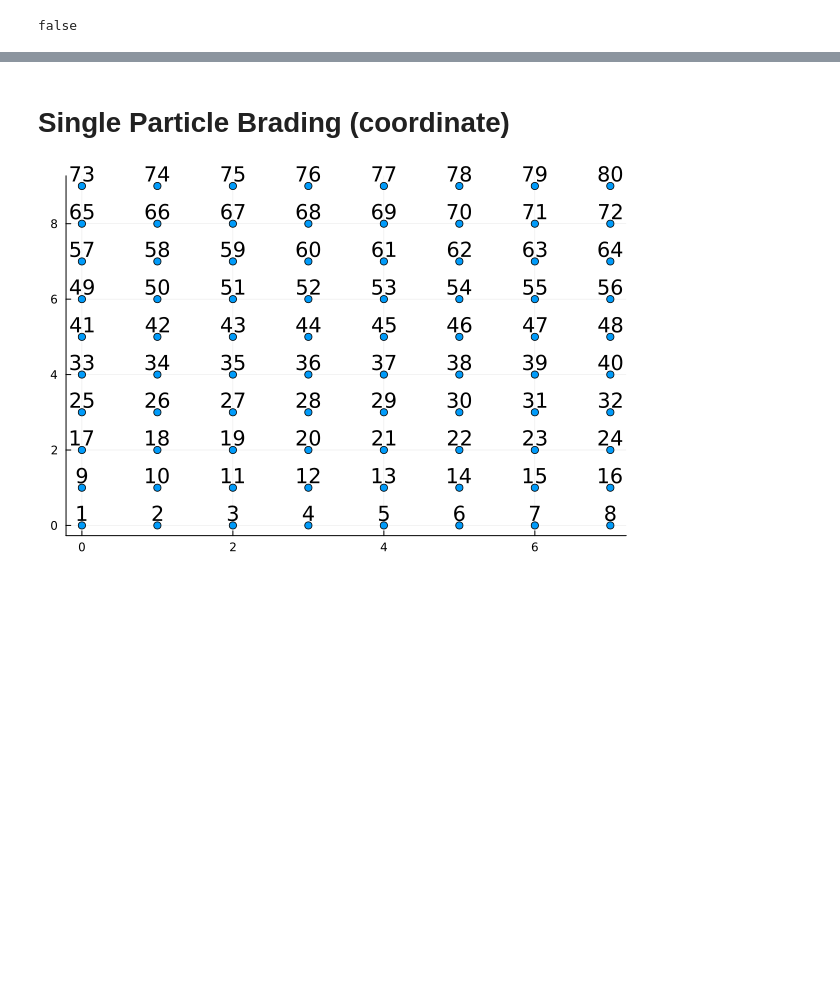
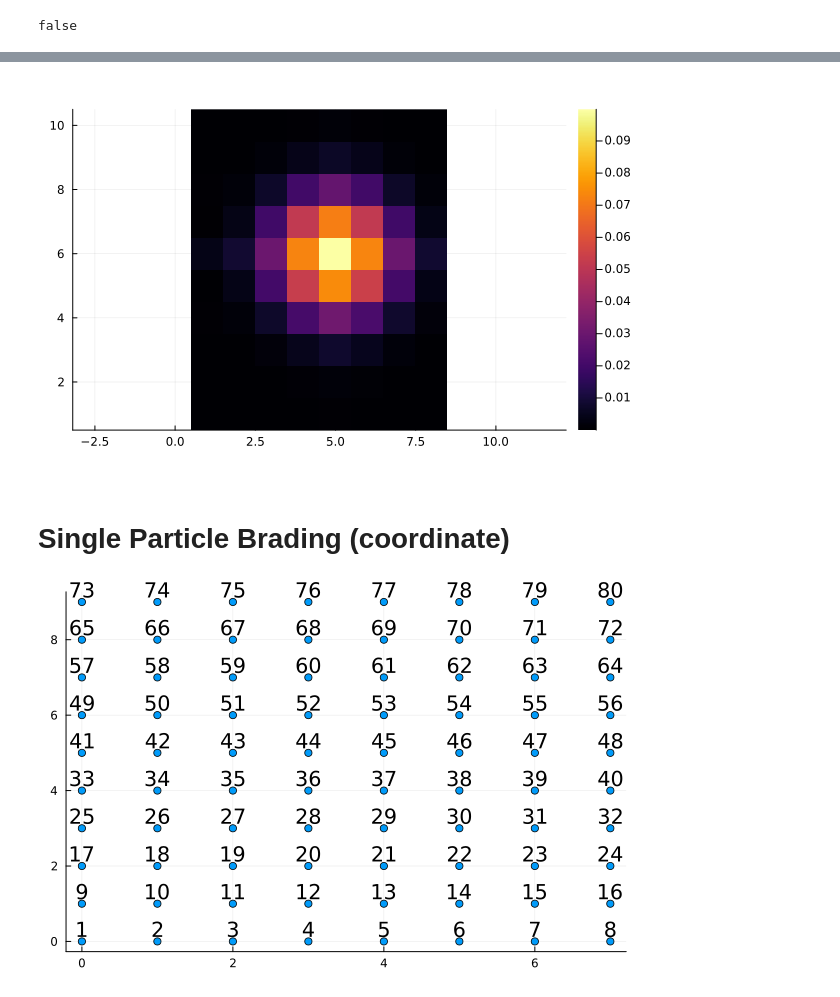
Before and after one commit to Umut-Can-Physics/Kagome-Lattice, a Jupyter notebook: My Numerical Calculations/Many-Body/Hofstadter/Hofstadter First Band Approximation.ipynb, the cells around one changed output, grey strips where cells are left out. Drawn from its saved outputs; the diff is of its cells as text; code cells hidden in the pictures; blank space fills up the shorter version.

```diff
--- a/My Numerical Calculations/Many-Body/Hofstadter/Hofstadter First Band Approximation.ipynb
+++ b/My Numerical Calculations/Many-Body/Hofstadter/Hofstadter First Band Approximation.ipynb
@@ -517,3 +482,5 @@ angle.(BerryEnergies)/pi
 # %%
-# data1 = Get_Avg_Density(Nx, Ny, Degeneracy, N, Sub_Number_MB_Operator_List, basis_cut_mb, Eigen_List[1])'
-# data2 = Get_Avg_Density(Nx, Ny, Degeneracy, N, Sub_Number_MB_Operator_List, basis_cut_mb, Eigen_List[185])'
+data1 = Get_Avg_Density(Nx, Ny, Degeneracy, N, Sub_Number_MB_Operator_List, basis_cut_mb, Eigen_List[500])'
+heatmap(Interp(data1, 1), aspect_ratio=:equal)
+# %% [output]
+[figure, added]
```
Also changed, not shown: parts of 8 cells of this notebook, 4 other files.
